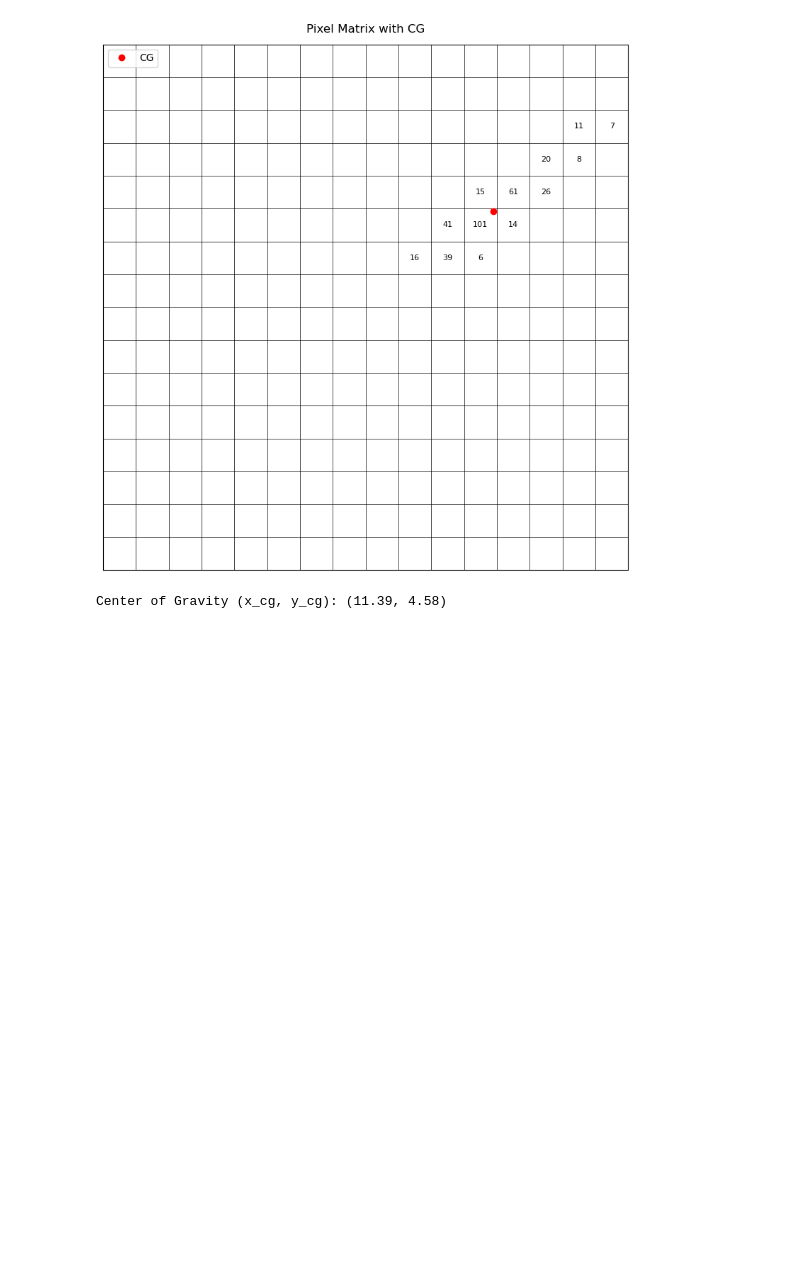
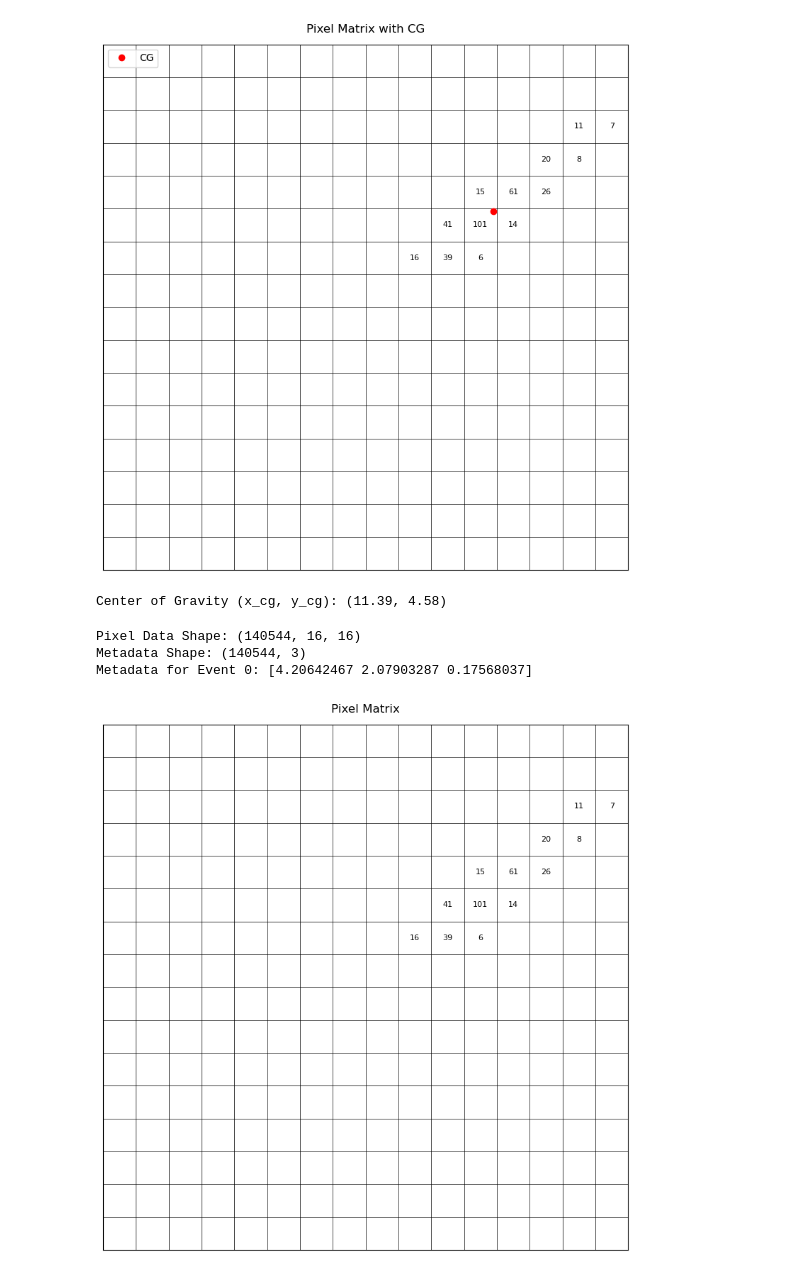
Before and after one commit to Abhimanyu5100/Gapd_camera_gamma_ray_detection, a Jupyter notebook: data_processing.ipynb, the cells around one changed output. Cells and saved outputs as stored; diff of their text form; code cells hidden in the pictures; blank space fills up the shorter version.

```diff
--- a/data_processing.ipynb
+++ b/data_processing.ipynb
@@ -527,0 +544,10 @@ Center of Gravity (x_cg, y_cg): (11.39, 4.58)
+# %%
+pixel_data, metadata = convert_to_metadata_format(event_data_extended)
+print("Pixel Data Shape:", pixel_data.shape)  # Should be (N, 16, 16)
+print("Metadata Shape:", metadata.shape)  # Should be (N, 3)
+# Example: Print metadata for the first event
+print("Metadata for Event 0:", metadata[0])  # Should print mean, std, amplitude for event 0
+# %% [output]
+Pixel Data Shape: (140544, 16, 16)
+Metadata Shape: (140544, 3)
+Metadata for Event 0: [4.20642467 2.07903287 0.17568037]
@@ -527,0 +708,4 @@ Center of Gravity (x_cg, y_cg): (11.39, 4.58)
+# %%
+plot_pixel_matrix(step2_pixels, "Pixel Matrix")
+# %% [output]
+[figure, added]
```
Also changed, not shown: parts of 3 cells of this notebook.
